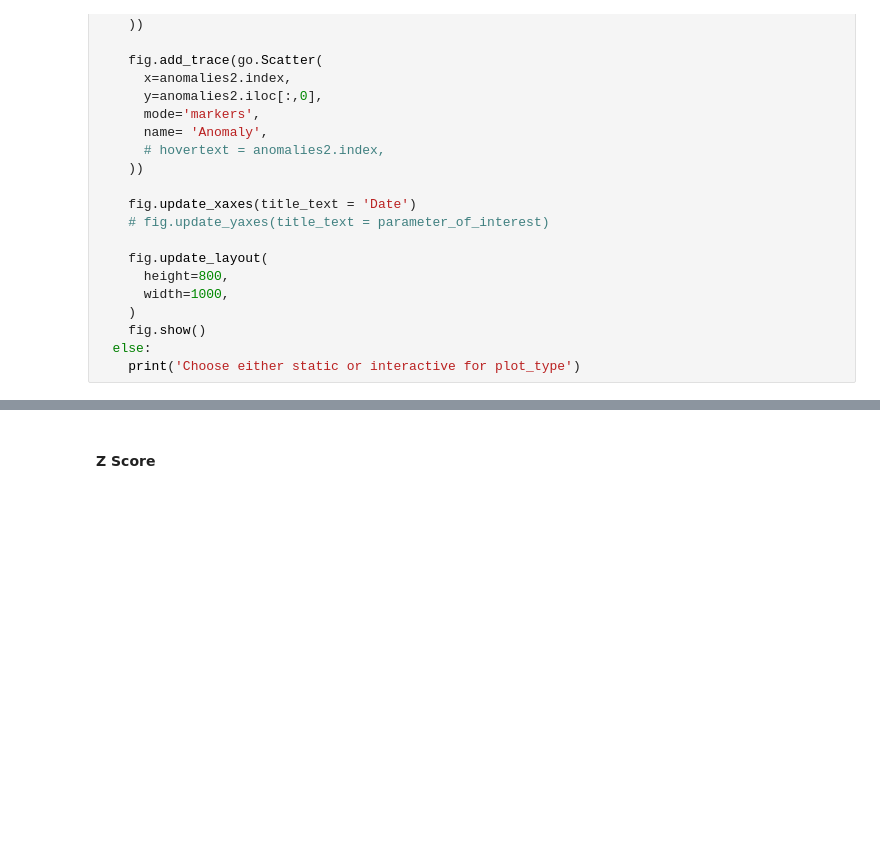
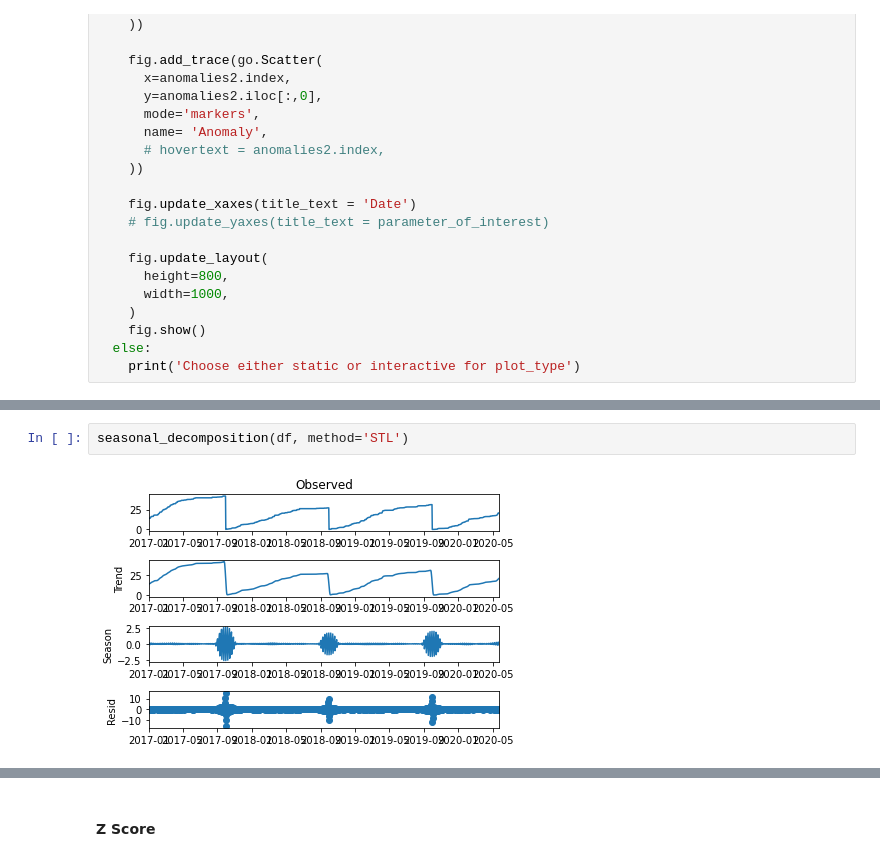
Before and after one commit to geoskimoto/SNOTEL_AnomalyDetection, a Jupyter notebook: AnomalyDetection.ipynb, the cells around one changed output, grey strips where cells are left out. Saved outputs shown, nothing was run; the diff lists cells and outputs as text; blank space fills up the shorter version.

```diff
--- a/AnomalyDetection.ipynb
+++ b/AnomalyDetection.ipynb
@@ -526,0 +630,4 @@ def isolationForest(df, plot_type, contamination, seasonal_differencing):
+# %%
+seasonal_decomposition(df, method='STL')
+# %% [output]
+[figure, added]
```
Also changed, not shown: parts of 17 cells of this notebook.
